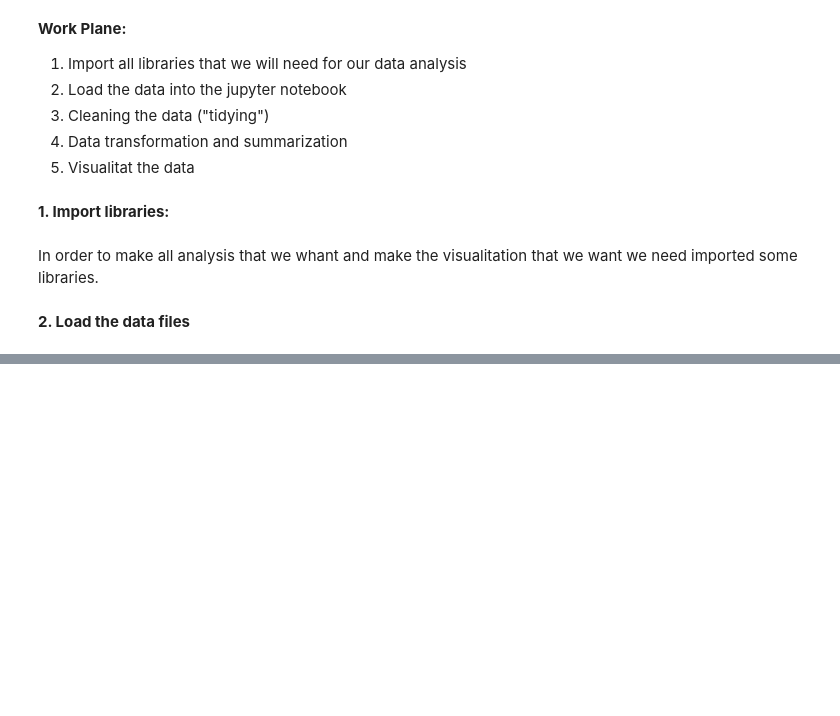
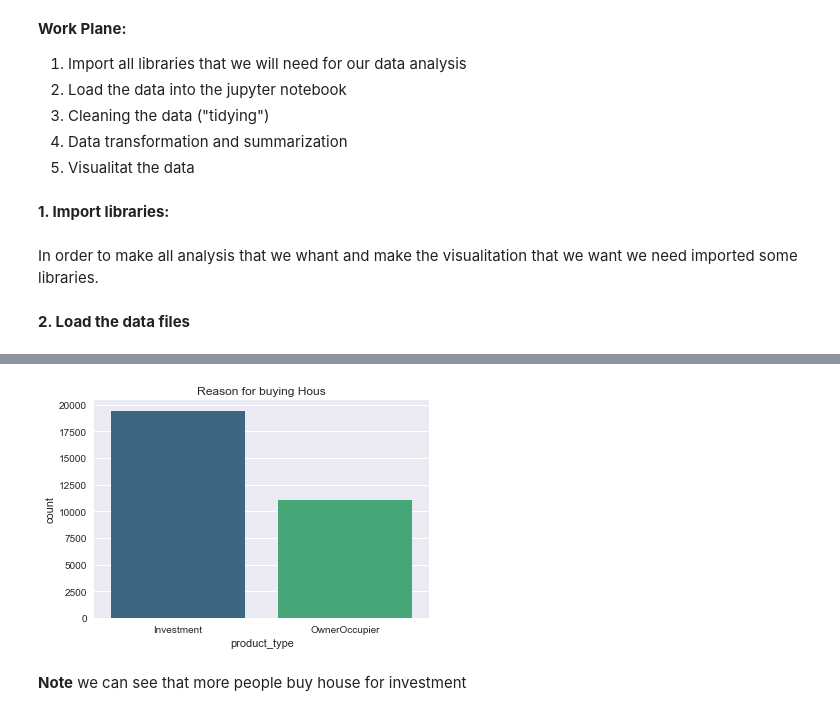
Before and after one commit to AlexandraLS1/ADS-Final-Project-Sberbank, a Jupyter notebook: EDA.ipynb, the cells around one changed output, grey strips where cells are left out. Drawn from its saved outputs; the diff is of its cells as text; code cells hidden in the pictures; blank space fills up the shorter version.

```diff
--- a/EDA.ipynb
+++ b/EDA.ipynb
@@ -26,0 +207,7 @@ import matplotlib.pyplot as plt #Basic plotting functionality like in MATLAB
+# %%
+sns.countplot(x='product_type',data=train,palette='viridis').set_title('Reason for buying Hous')
+plt.show()
+# %% [output]
+[figure, added]
+# %% [markdown]
+**Note** we can see that more people buy house for investment
```
Also changed, not shown: parts of 16 cells of this notebook.
